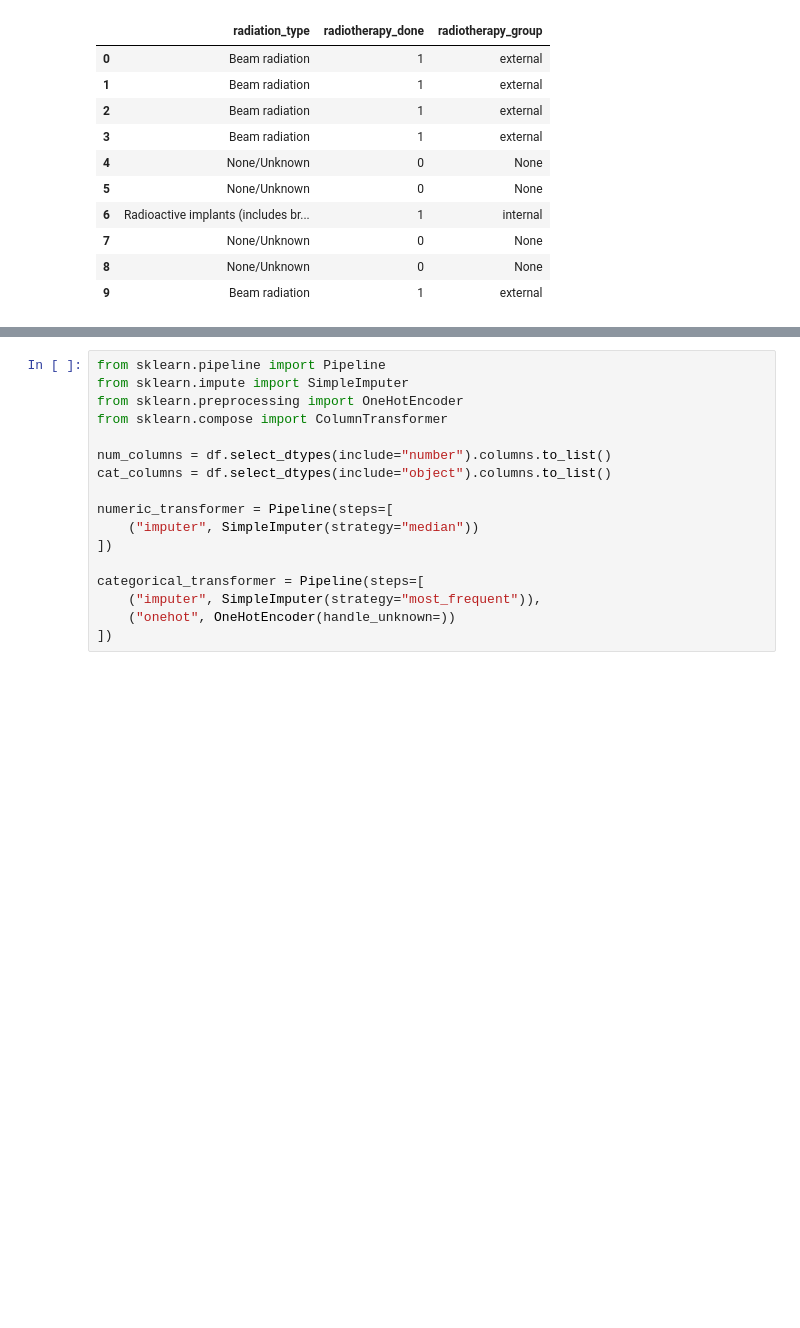
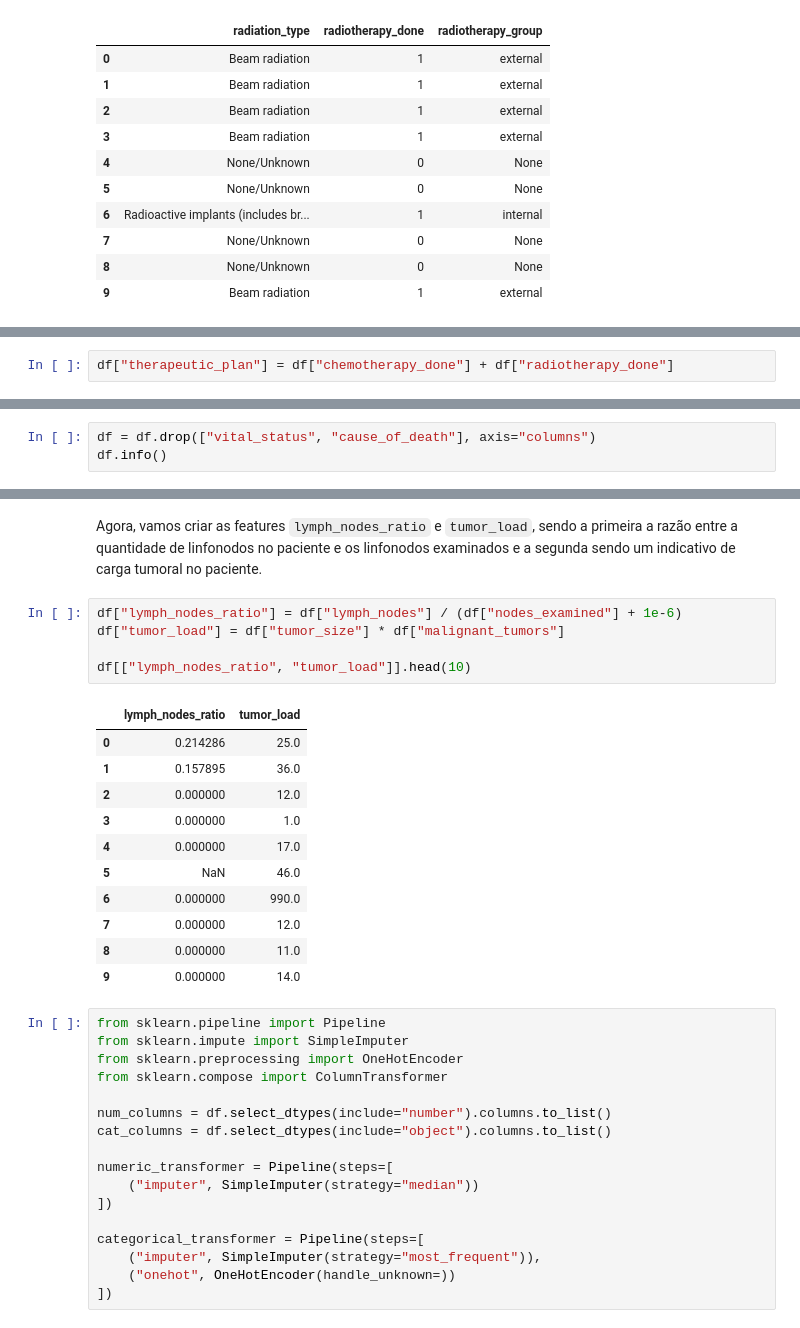
Before and after one commit to gauloish/trabalho-ia, a Jupyter notebook: notebook.ipynb, the cells around one changed output, grey strips where cells are left out. Cells and saved outputs as stored; diff of their text form; blank space fills up the shorter version.

```diff
--- a/notebook.ipynb
+++ b/notebook.ipynb
@@ -240,0 +243,2 @@ df[["radiation_type", "radiotherapy_done", "radiotherapy_group"]].head(10)
+# %%
+df["therapeutic_plan"] = df["chemotherapy_done"] + df["radiotherapy_done"]
@@ -240,0 +247,3 @@ df[["radiation_type", "radiotherapy_done", "radiotherapy_group"]].head(10)
+# %%
+df = df.drop(["vital_status", "cause_of_death"], axis="columns")
+df.info()
@@ -241,3 +268,22 @@ df[["radiation_type", "radiotherapy_done", "radiotherapy_group"]].head(10)
+# %% [markdown]
+Agora, vamos criar as features `lymph_nodes_ratio` e `tumor_load`, sendo a primeira a razão entre a quantidade de linfonodos no paciente e os linfonodos examinados e a segunda sendo um indicativo de carga tumoral no paciente.
+# %%
+df["lymph_nodes_ratio"] = df["lymph_nodes"] / (df["nodes_examined"] + 1e-6)
+df["tumor_load"] = df["tumor_size"] * df["malignant_tumors"]
+
+df[["lymph_nodes_ratio", "tumor_load"]].head(10)
+# %% [output]
+|  | lymph_nodes_ratio | tumor_load |
+| 0 | 0.214286 | 25.0 |
+| 1 | 0.157895 | 36.0 |
+| 2 | 0.000000 | 12.0 |
+| 3 | 0.000000 | 1.0 |
+| 4 | 0.000000 | 17.0 |
+| 5 | NaN | 46.0 |
+| 6 | 0.000000 | 990.0 |
+| 7 | 0.000000 | 12.0 |
+| 8 | 0.000000 | 11.0 |
+| 9 | 0.000000 | 14.0 |
 # %%
 from sklearn.pipeline import Pipeline
 from sklearn.impute import SimpleImputer
```
Also changed, not shown: parts of 4 cells of this notebook.
